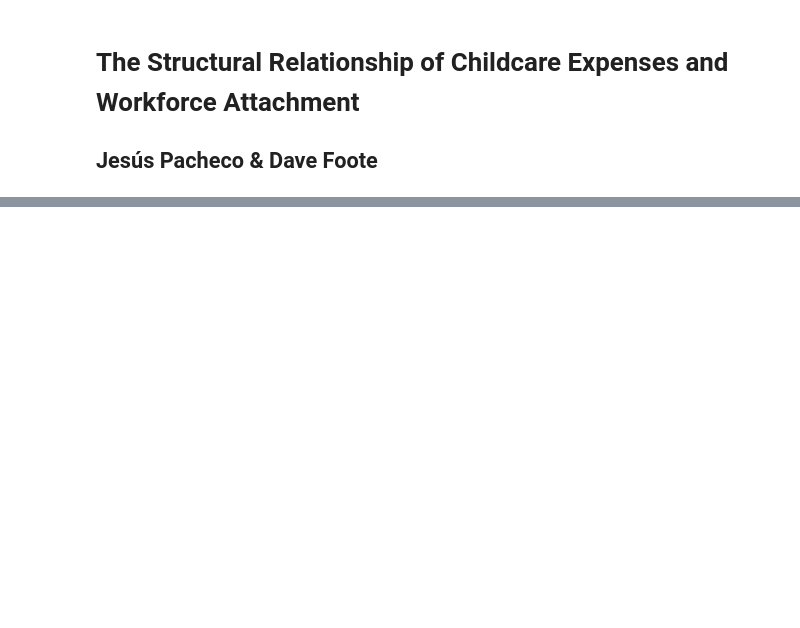
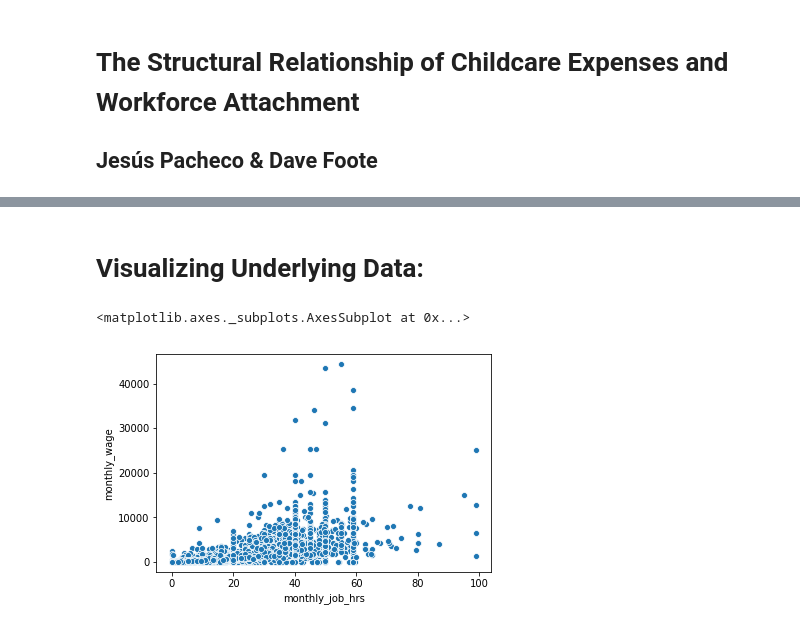
Before and after one commit to davefoote/childcare_exp_mle, a Jupyter notebook: 2014SIPP/structural_childcare.ipynb, the cells around one changed output, grey strips where cells are left out. Saved outputs shown, nothing was run; the diff lists cells and outputs as text; code cells hidden in the pictures; blank space fills up the shorter version.

```diff
--- a/2014SIPP/structural_childcare.ipynb
+++ b/2014SIPP/structural_childcare.ipynb
@@ -30,0 +23,24 @@ Name: intercept, dtype: int64
+# %%
+#read data
+df = pd.read_csv('../rdf_subset.csv')
+df['intercept'] = 1
+state_map = {1: 'Alabama', 2: 'Alaska', 4: 'Arizona', 5: 'Arkansas',
+            6: 'California', 8: 'Colorado', 9: 'Connecticut', 10: 'Delaware',
+            11: 'D.C.', 12: 'Florida', 13: 'Georgia', 15: 'Hawaii',
+            16: 'Idaho', 17: 'Illinois', 18: 'Indiana', 19: 'Iowa',
+            20: 'Kansas', 21: 'Kentucky', 22: 'Louisiana', 23: 'Maine',
+            24: 'Maryland', 25: 'Massachusetts', 26: 'Michigan',
+            27: 'Minnesota', 28: 'Mississippi', 29: 'Missouri', 30: 'Montana',
+            31: 'Nebraska', 32: 'Nevada', 33: 'New Hampshire',
+            34: 'New Jersey', 35: 'New Mexico', 36: 'New York',
+            37: 'North Carolina', 38: 'North Datoka', 39: 'Ohio',
+            40: 'Oklahoma', 41: 'Oregon', 42: 'Pennsylvania',
+            44: 'Rhode Island', 45: 'South Carolina', 46: 'South Dakota',
+            47: 'Tennessee', 48: 'Texas', 49: 'Utah', 50: 'Vermont',
+            51: 'Virginia', 53: 'Washington', 54: 'West Virginia',
+            55: 'Wisconsin', 56: 'Wyoming', 60: 'Puerto Rico and Island Areas',
+            61: 'Foreign Country'}
+bls_data = pd.read_csv('../bls_data.csv')
+# %%
+bls_data.State_number = bls_data.State_number.map(state_map)
+bls_data.head()
@@ -31,3 +54,13 @@ Name: intercept, dtype: int64
+# %%
+state_cc_map = {}
+state_medwage_map = {}
+for i, r in bls_data.iterrows():
+    state_cc_map[r['State_number']] = r['STATE_CC_COST']
+    state_medwage_map[r['State_number']] = r['STATE_MEDIAN_WAGE']
+# %%
+df['STATE'] = df.State_number.map(state_map)
+df['STATE_CC_COST'] = df.STATE.map(state_cc_map)
+df['STATE_MEDIAN_WAGE'] = df.STATE.map(state_medwage_map)
 # %%
 #our functions:
 def mle_beta_vec(df, xcols, init_guess, target_col, f):
@@ -174,0 +311,7 @@ results4
+# %% [markdown]
+# Visualizing Underlying Data:
+# %%
+sns.scatterplot(x=df['monthly_job_hrs'], y=df['monthly_wage'])
+# %% [output]
+<matplotlib.axes._subplots.AxesSubplot at 0x...>
+[figure, added]
```
Also changed, not shown: parts of 24 cells of this notebook, 1 other file.
